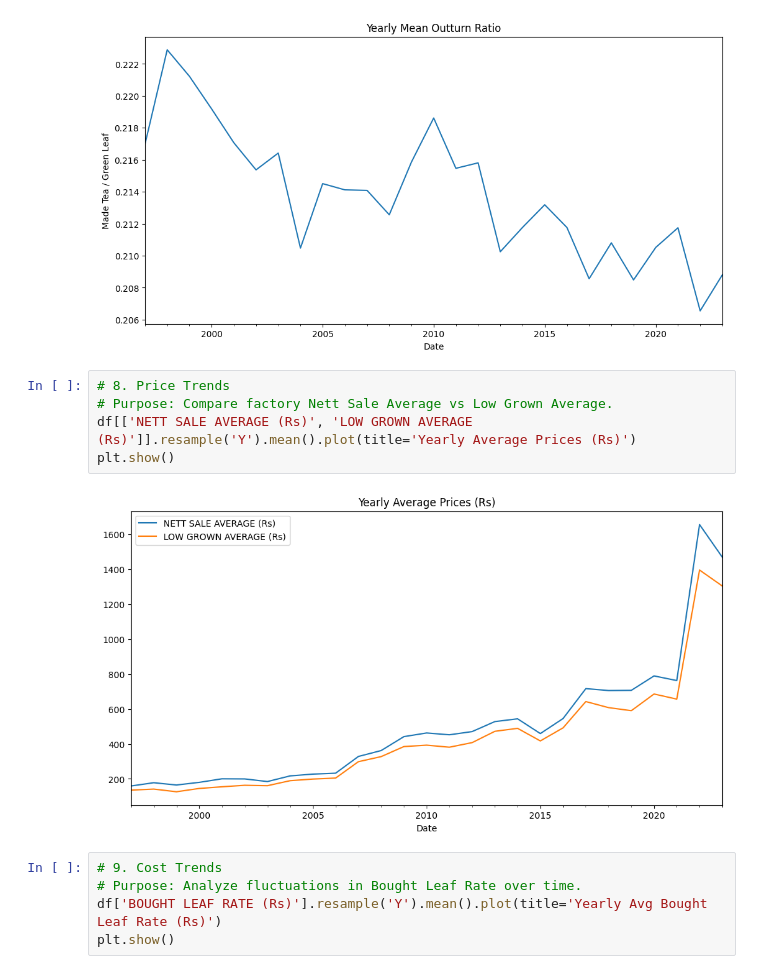
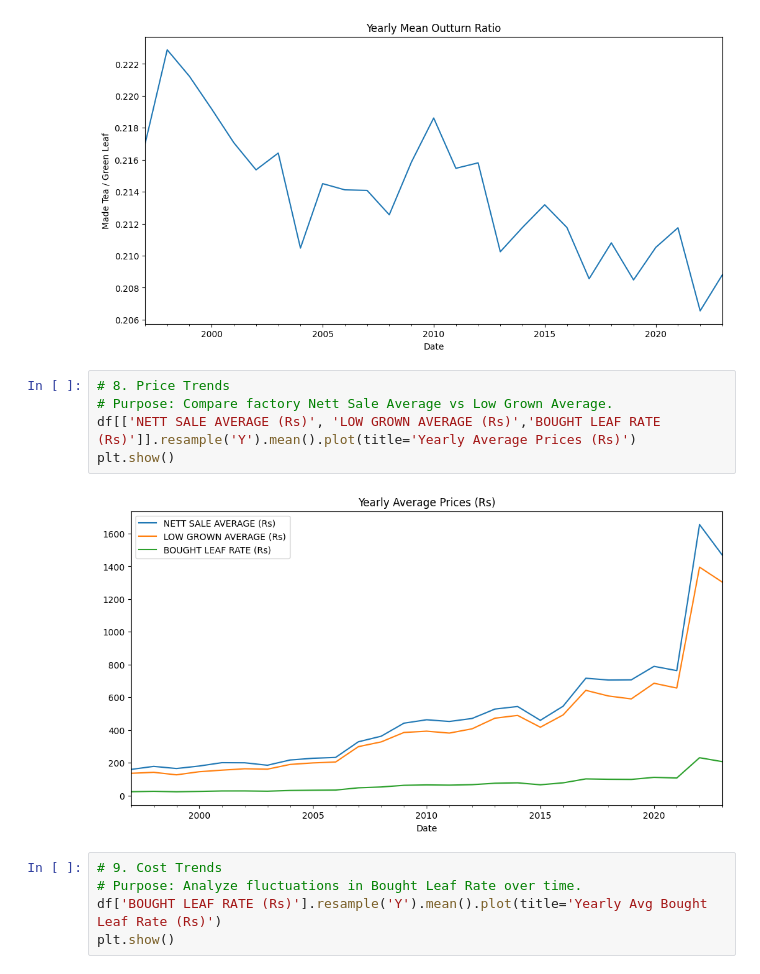
Before and after one commit to NishanD21/Time-Series-Analysis-on-Tea-Production, a Jupyter notebook: nvk_tea_analysis.ipynb, the cells around one changed output. Cells and saved outputs as stored; diff of their text form.

```diff
--- a/nvk_tea_analysis.ipynb
+++ b/nvk_tea_analysis.ipynb
@@ -129,10 +129,10 @@ plt.show()
 # %%
 # 8. Price Trends
 # Purpose: Compare factory Nett Sale Average vs Low Grown Average.
-df[['NETT SALE AVERAGE (Rs)', 'LOW GROWN AVERAGE (Rs)']].resample('Y').mean().plot(title='Yearly Average Prices (Rs)')
+df[['NETT SALE AVERAGE (Rs)', 'LOW GROWN AVERAGE (Rs)','BOUGHT LEAF RATE (Rs)']].resample('Y').mean().plot(title='Yearly Average Prices (Rs)')
 plt.show()
 # %% [output]
-[figure, old version]
+[figure, new version]
 # %%
 # 9. Cost Trends
 # Purpose: Analyze fluctuations in Bought Leaf Rate over time.
```
Also changed, not shown: parts of 5 cells of this notebook.
